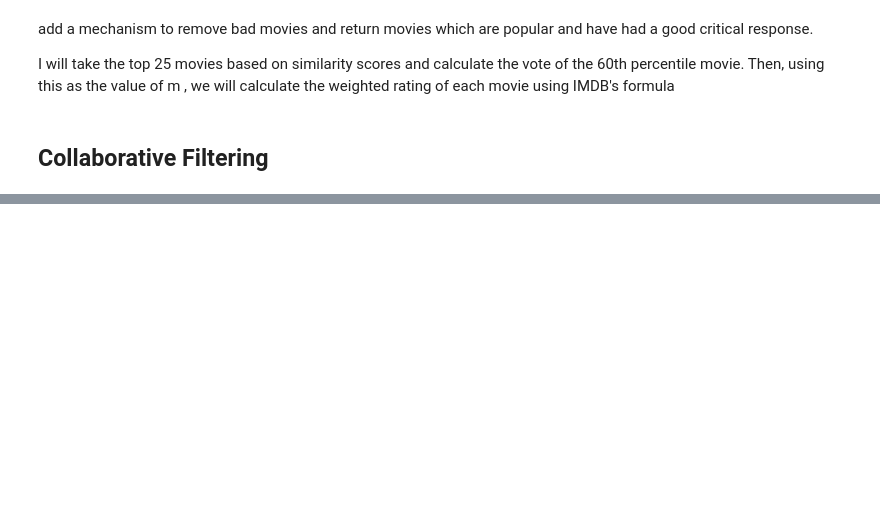
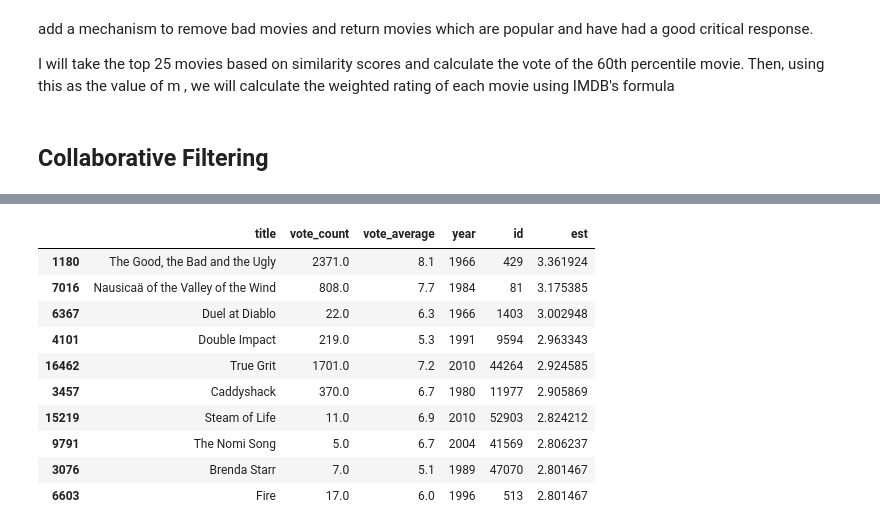
Before and after one commit to Aliciaworld/Machine-Learning-Project, a Jupyter notebook: Project-Recommendation.ipynb, the cells around one changed output, grey strips where cells are left out. Cells and saved outputs as stored; diff of their text form; code cells hidden in the pictures; blank space fills up the shorter version.

```diff
--- a/Project-Recommendation.ipynb
+++ b/Project-Recommendation.ipynb
@@ -530,0 +767,43 @@ def improved_recommendations(title):
+# %%
+def convert_int(x):
+    try:
+        return int(x)
+    except:
+        return np.nan
+# %%
+id_map = pd.read_csv('C:/Users/xiaoj/Desktop/CS/collection of data science-take home challenges\kaggle-Recommendation/links_small.csv')[['movieId', 'tmdbId']]
+id_map['tmdbId'] = id_map['tmdbId'].apply(convert_int)
+id_map.columns = ['movieId', 'id']
+id_map = id_map.merge(smd[['title', 'id']], on='id').set_index('title')
+# %%
+indices_map = id_map.set_index('id')
+# %%
+def hybrid(userId, title):
+    idx = indices[title]
+    tmdbId = id_map.loc[title]['id']
+    #print(idx)
+    movie_id = id_map.loc[title]['movieId']
+
+    sim_scores = list(enumerate(cosine_sim[int(idx)]))
+    sim_scores = sorted(sim_scores, key=lambda x: x[1], reverse=True)
+    sim_scores = sim_scores[1:26]
+    movie_indices = [i[0] for i in sim_scores]
+
+    movies = smd.iloc[movie_indices][['title', 'vote_count', 'vote_average', 'year', 'id']]
+    movies['est'] = movies['id'].apply(lambda x: svd.predict(userId, indices_map.loc[x]['movieId']).est)
+    movies = movies.sort_values('est', ascending=False)
+    return movies.head(10)
+# %%
+hybrid(1, 'Avatar')
+# %% [output]
+|  | title | vote_count | vote_average | year | id | est |
+| 1180 | The Good, the Bad and the Ugly | 2371.0 | 8.1 | 1966 | 429 | 3.361924 |
+| 7016 | Nausicaä of the Valley of the Wind | 808.0 | 7.7 | 1984 | 81 | 3.175385 |
+| 6367 | Duel at Diablo | 22.0 | 6.3 | 1966 | 1403 | 3.002948 |
+| 4101 | Double Impact | 219.0 | 5.3 | 1991 | 9594 | 2.963343 |
+| 16462 | True Grit | 1701.0 | 7.2 | 2010 | 44264 | 2.924585 |
+| 3457 | Caddyshack | 370.0 | 6.7 | 1980 | 11977 | 2.905869 |
+| 15219 | Steam of Life | 11.0 | 6.9 | 2010 | 52903 | 2.824212 |
+| 9791 | The Nomi Song | 5.0 | 6.7 | 2004 | 41569 | 2.806237 |
+| 3076 | Brenda Starr | 7.0 | 5.1 | 1989 | 47070 | 2.801467 |
+| 6603 | Fire | 17.0 | 6.0 | 1996 | 513 | 2.801467 |
```
Also changed, not shown: parts of 44 cells of this notebook.
